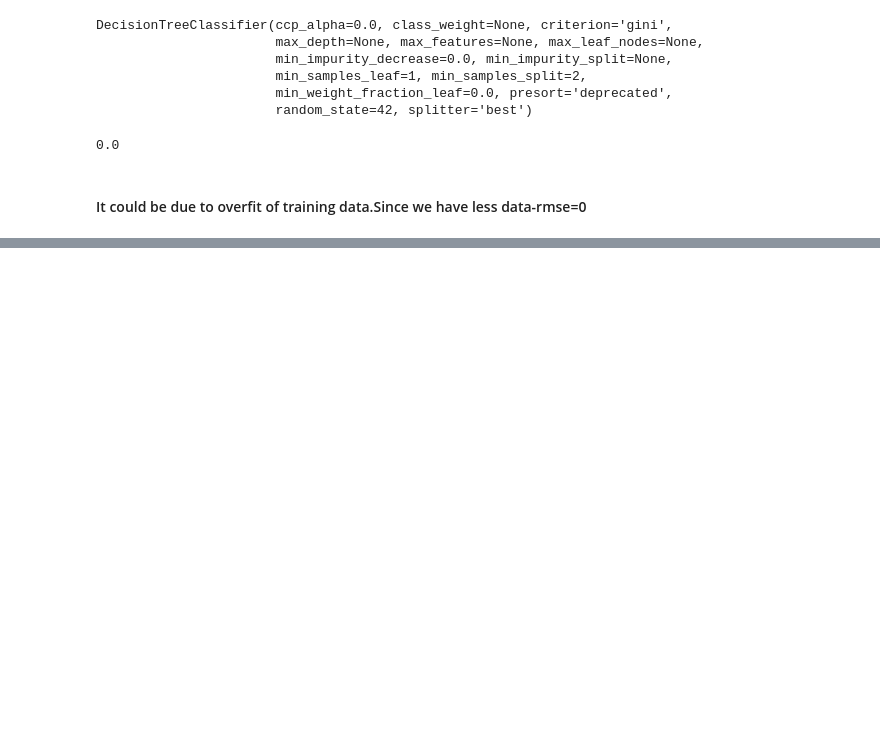
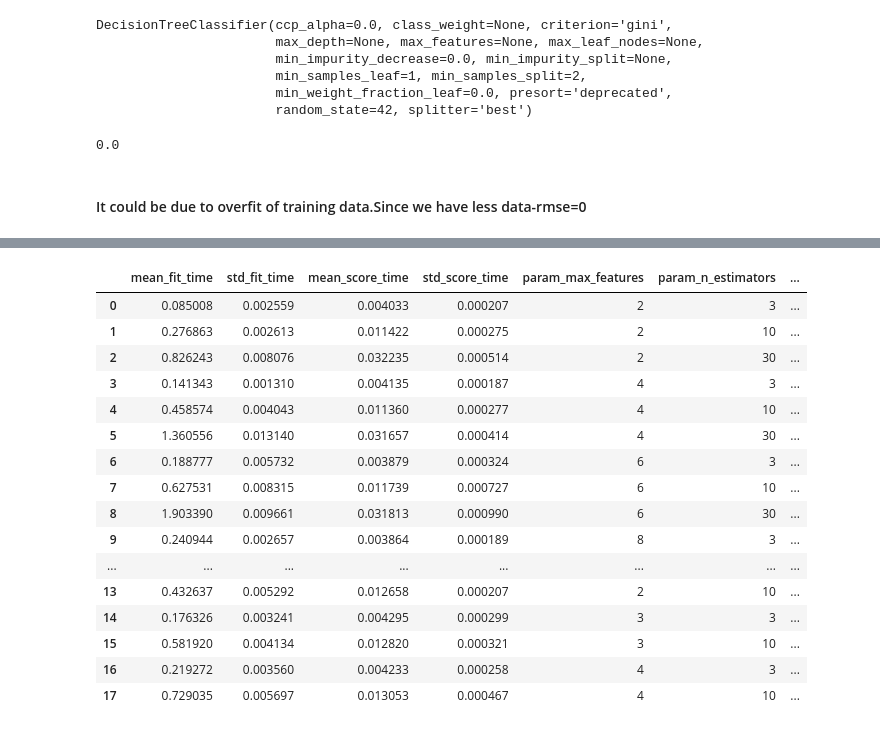
Before and after one commit to mynamerahulkumar/GitHub, a Jupyter notebook: Machine_Learning/Hands_on_ML_with_scikit_learn_keras_tensorflow2/2_end_to_end_ML_project.ipynb, the cells around one changed output, grey strips where cells are left out. Saved outputs shown, nothing was run; the diff lists cells and outputs as text; code cells hidden in the pictures; blank space fills up the shorter version.

```diff
--- a/Machine_Learning/Hands_on_ML_with_scikit_learn_keras_tensorflow2/2_end_to_end_ML_project.ipynb
+++ b/Machine_Learning/Hands_on_ML_with_scikit_learn_keras_tensorflow2/2_end_to_end_ML_project.ipynb
@@ -617,7 +614,7 @@ from sklearn.preprocessing import StandardScaler
 
 num_pipeline=Pipeline([
       ('imputer',SimpleImputer(strategy='median')),
-      ('attr_adder',CombineAttributeAdder()),
+      ('attr_adder',CombinedAttributesAdder()),
       ('std_scaler',StandardScaler()),
 ])
 housing_num_tr=num_pipeline.fit_transform(housing_num)
@@ -846,0 +873,5 @@ tree_rmse
+# %%
+from sklearn.ensemble import RandomForestRegressor
+
+forest_reg=RandomForestRegressor(n_estimators=100,random_state=42)
+forest_reg.fit(housing_prepared,housing_label)
@@ -846,0 +921,9 @@ tree_rmse
+# %%
+from sklearn.svm import SVR
+
+svm_reg=SVR(kernel="linear")
+svm_reg.fit(housing_prepared,housing_label)
+housing_predictions-svm_reg.predict(housing_prepared)
+svm_mse=mean_squared_error(housing_label,housing_predictions)
+svm_rmse=np.sqrt(svm_mse)
+svm_rmse
@@ -846,0 +934,13 @@ tree_rmse
+# %%
+from sklearn.model_selection import GridSearchCV
+
+param_grid=[
+            {'n_estimators':[3,10,30],'max_features':[2,4,6,8]},
+            {'bootstrap':[False],'n_estimators':[3,10],'max_features':[2,3,4]},
+          ]
+forest_reg=RandomForestRegressor(random_state=42)
+# train across 5 folds, that's total of (12+6)*5=90 rounds of training
+grid_search=GridSearchCV(forest_reg,param_grid,cv=5,
+                         scoring="neg_mean_squared_error",
+                         return_train_score=False)
+grid_search.fit(housing_prepared,housing_label)
@@ -846,0 +1024,20 @@ tree_rmse
+# %%
+pd.DataFrame(grid_search.cv_results_)
+# %% [output]
+|  | mean_fit_time | std_fit_time | mean_score_time | std_score_time | param_max_features | param_n_estimators | ... |
+| 0 | 0.085008 | 0.002559 | 0.004033 | 0.000207 | 2 | 3 | ... |
+| 1 | 0.276863 | 0.002613 | 0.011422 | 0.000275 | 2 | 10 | ... |
+| 2 | 0.826243 | 0.008076 | 0.032235 | 0.000514 | 2 | 30 | ... |
+| 3 | 0.141343 | 0.001310 | 0.004135 | 0.000187 | 4 | 3 | ... |
+| 4 | 0.458574 | 0.004043 | 0.011360 | 0.000277 | 4 | 10 | ... |
+| 5 | 1.360556 | 0.013140 | 0.031657 | 0.000414 | 4 | 30 | ... |
+| 6 | 0.188777 | 0.005732 | 0.003879 | 0.000324 | 6 | 3 | ... |
+| 7 | 0.627531 | 0.008315 | 0.011739 | 0.000727 | 6 | 10 | ... |
+| 8 | 1.903390 | 0.009661 | 0.031813 | 0.000990 | 6 | 30 | ... |
+| 9 | 0.240944 | 0.002657 | 0.003864 | 0.000189 | 8 | 3 | ... |
+| ... | ... | ... | ... | ... | ... | ... | ... |
+| 13 | 0.432637 | 0.005292 | 0.012658 | 0.000207 | 2 | 10 | ... |
+| 14 | 0.176326 | 0.003241 | 0.004295 | 0.000299 | 3 | 3 | ... |
+| 15 | 0.581920 | 0.004134 | 0.012820 | 0.000321 | 3 | 10 | ... |
+| 16 | 0.219272 | 0.003560 | 0.004233 | 0.000258 | 4 | 3 | ... |
+| 17 | 0.729035 | 0.005697 | 0.013053 | 0.000467 | 4 | 10 | ... |
```
Also changed, not shown: parts of 21 cells of this notebook.
